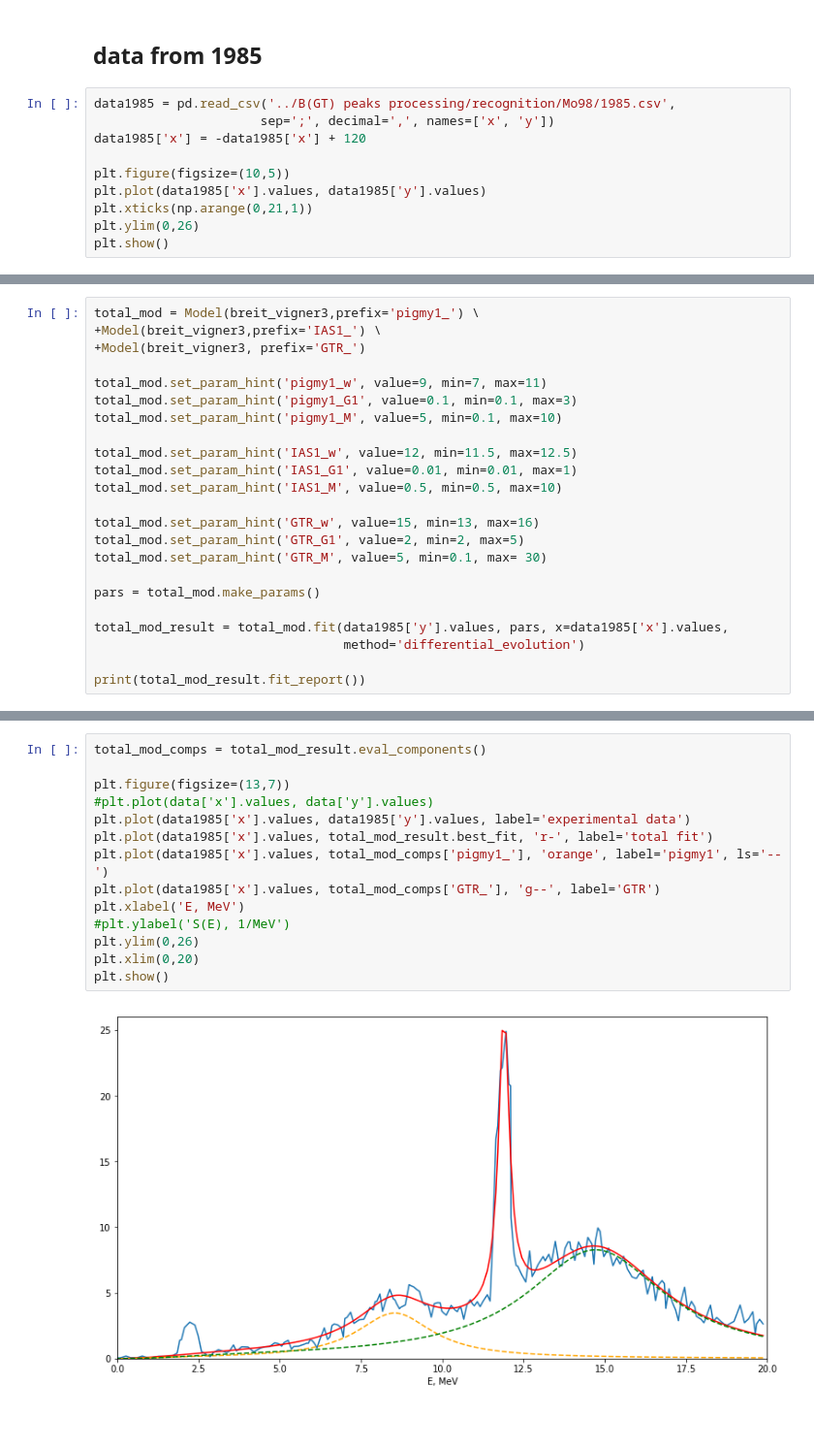
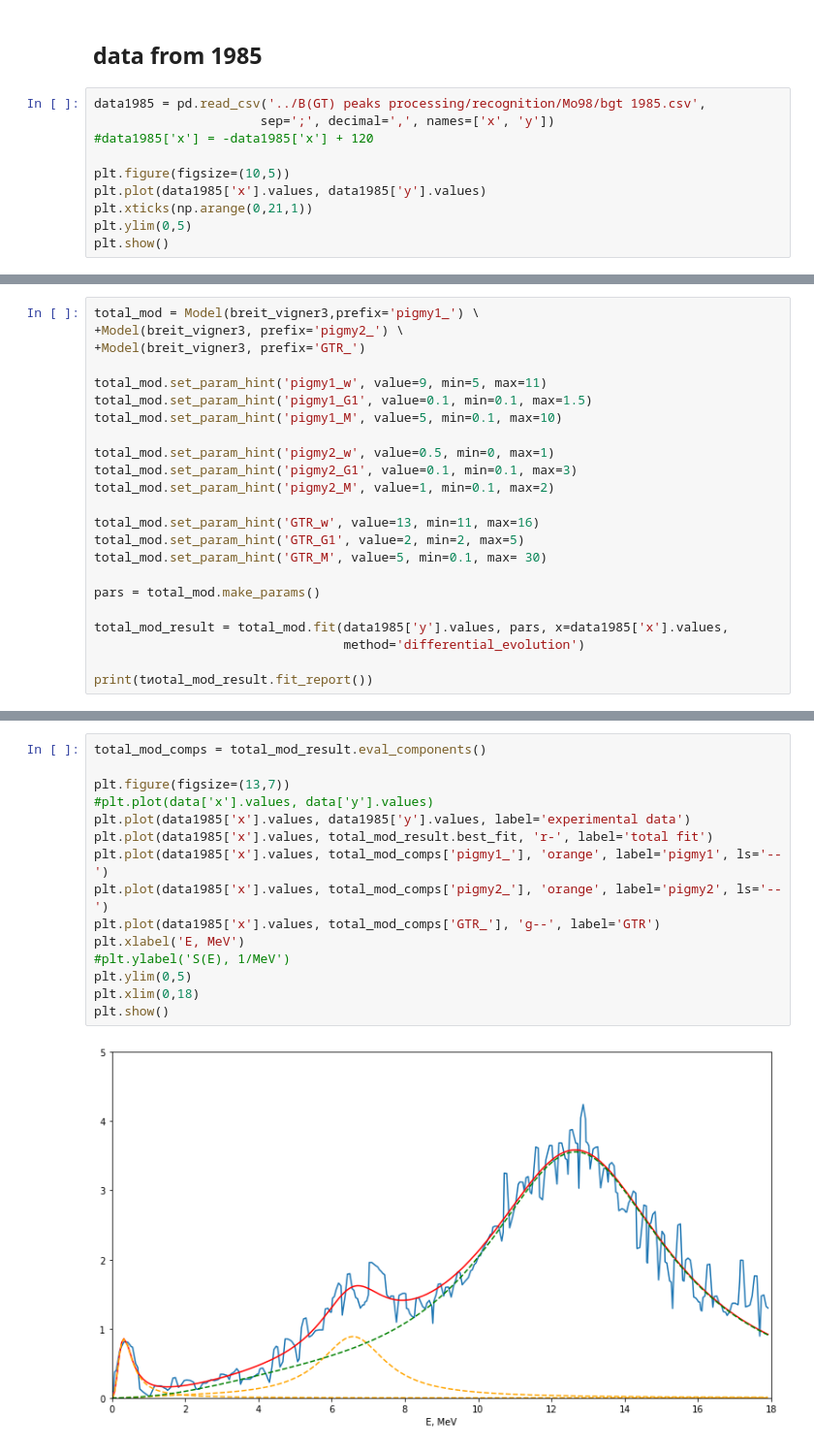
Before and after one commit to Almaz93/neutrino, a Jupyter notebook: double_beta_decay/Almaz's work/calculation/decomposition-Mo100.ipynb, the cells around one changed output, grey strips where cells are left out. Shown at 97% size. Drawn from its saved outputs; the diff is of its cells as text; blank space fills up the shorter version.

```diff
--- a/double_beta_decay/Almaz's work/calculation/decomposition-Mo100.ipynb
+++ b/double_beta_decay/Almaz's work/calculation/decomposition-Mo100.ipynb
@@ -748,13 +748,13 @@ trapz(Koeff_y_norm[Koeff_x_values<3], Koeff_x_values[Koeff_x_values<3]), trapz(K
 # %% [markdown]
 ## data from 1985
 # %%
-data1985 = pd.read_csv('../B(GT) peaks processing/recognition/Mo98/1985.csv',
+data1985 = pd.read_csv('../B(GT) peaks processing/recognition/Mo98/bgt 1985.csv',
                       sep=';', decimal=',', names=['x', 'y'])
-data1985['x'] = -data1985['x'] + 120
+#data1985['x'] = -data1985['x'] + 120
 
 plt.figure(figsize=(10,5))
 plt.plot(data1985['x'].values, data1985['y'].values)
 plt.xticks(np.arange(0,21,1))
-plt.ylim(0,26)
+plt.ylim(0,5)
 plt.show()
 # %% [output]
@@ -762,17 +762,17 @@ plt.show()
 # %%
 total_mod = Model(breit_vigner3,prefix='pigmy1_') \
-+Model(breit_vigner3,prefix='IAS1_') \
++Model(breit_vigner3, prefix='pigmy2_') \
 +Model(breit_vigner3, prefix='GTR_')
 
-total_mod.set_param_hint('pigmy1_w', value=9, min=7, max=11)
-total_mod.set_param_hint('pigmy1_G1', value=0.1, min=0.1, max=3)
+total_mod.set_param_hint('pigmy1_w', value=9, min=5, max=11)
+total_mod.set_param_hint('pigmy1_G1', value=0.1, min=0.1, max=1.5)
 total_mod.set_param_hint('pigmy1_M', value=5, min=0.1, max=10)
 
-total_mod.set_param_hint('IAS1_w', value=12, min=11.5, max=12.5)
-total_mod.set_param_hint('IAS1_G1', value=0.01, min=0.01, max=1)
-total_mod.set_param_hint('IAS1_M', value=0.5, min=0.5, max=10)
+total_mod.set_param_hint('pigmy2_w', value=0.5, min=0, max=1)
+total_mod.set_param_hint('pigmy2_G1', value=0.1, min=0.1, max=3)
+total_mod.set_param_hint('pigmy2_M', value=1, min=0.1, max=2)
 
-total_mod.set_param_hint('GTR_w', value=15, min=13, max=16)
+total_mod.set_param_hint('GTR_w', value=13, min=11, max=16)
 total_mod.set_param_hint('GTR_G1', value=2, min=2, max=5)
 total_mod.set_param_hint('GTR_M', value=5, min=0.1, max= 30)
 
@@ -781,6 +781,6 @@ pars = total_mod.make_params()
 total_mod_result = total_mod.fit(data1985['y'].values, pars, x=data1985['x'].values,
                                  method='differential_evolution')
 
-print(total_mod_result.fit_report())
+print(tиotal_mod_result.fit_report())
 # %% [output]
 [[Model]]
@@ -806,16 +806,17 @@ print(total_mod_result.fit_report())
 # %%
 total_mod_comps = total_mod_result.eval_components()
 
 plt.figure(figsize=(13,7))
 #plt.plot(data['x'].values, data['y'].values)
 plt.plot(data1985['x'].values, data1985['y'].values, label='experimental data')
 plt.plot(data1985['x'].values, total_mod_result.best_fit, 'r-', label='total fit')
 plt.plot(data1985['x'].values, total_mod_comps['pigmy1_'], 'orange', label='pigmy1', ls='--')
+plt.plot(data1985['x'].values, total_mod_comps['pigmy2_'], 'orange', label='pigmy2', ls='--')
 plt.plot(data1985['x'].values, total_mod_comps['GTR_'], 'g--', label='GTR')
 plt.xlabel('E, MeV')
 #plt.ylabel('S(E), 1/MeV')
-plt.ylim(0,26)
-plt.xlim(0,20)
+plt.ylim(0,5)
+plt.xlim(0,18)
 plt.show()
 # %% [output]
-[figure, old version]
+[figure, new version]
```
Also changed, not shown: parts of 10 cells of this notebook, 14 other files.
